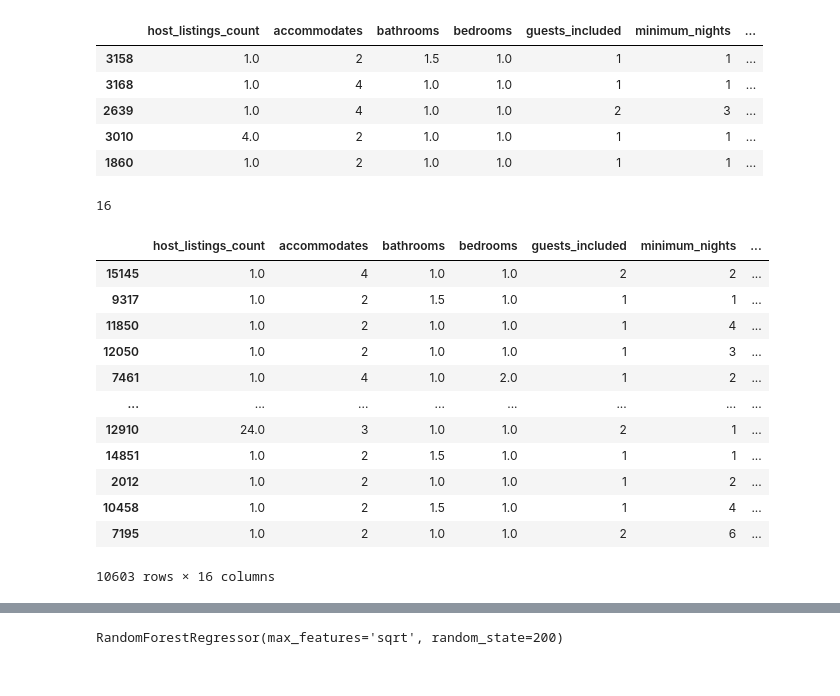
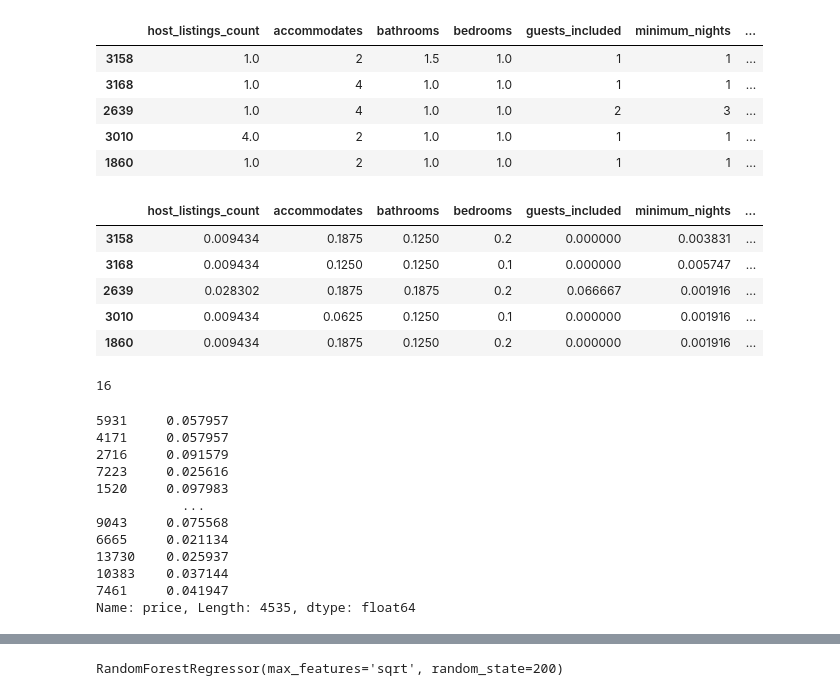
Before and after one commit to CoderFundamentals/python, a Jupyter notebook: assignments/ExerciseAssignmentJs.ipynb, the cells around one changed output, grey strips where cells are left out. Cells and saved outputs as stored; diff of their text form; code cells hidden in the pictures.

```diff
--- a/assignments/ExerciseAssignmentJs.ipynb
+++ b/assignments/ExerciseAssignmentJs.ipynb
@@ -214,3 +208,16 @@ airbnb_dataset_df.head()
+# %%
+#Create a predictor matrix X, after creating dummies for categorical data. How many columns X will have?
+# since price is our target variable we need to drop it
+predictor_Y = airbnb_dataset_df['price']
+airbnb_dataset_df.drop('price', axis = 1, inplace=True)
+airbnb_dataset_df.head()
+# %% [output]
+|  | host_listings_count | accommodates | bathrooms | bedrooms | guests_included | minimum_nights | ... |
+| 3158 | 0.009434 | 0.1875 | 0.1250 | 0.2 | 0.000000 | 0.003831 | ... |
+| 3168 | 0.009434 | 0.1250 | 0.1250 | 0.1 | 0.000000 | 0.005747 | ... |
+| 2639 | 0.028302 | 0.1875 | 0.1875 | 0.2 | 0.066667 | 0.001916 | ... |
+| 3010 | 0.009434 | 0.0625 | 0.1250 | 0.1 | 0.000000 | 0.001916 | ... |
+| 1860 | 0.009434 | 0.1875 | 0.1250 | 0.2 | 0.000000 | 0.001916 | ... |
 # %%
 len(airbnb_dataset_df.columns.to_list())
 # %% [output]
@@ -219,22 +226,21 @@ len(airbnb_dataset_df.columns.to_list())
 from sklearn.model_selection import train_test_split
 # %%
 X_train, X_test, y_train, y_test = train_test_split(airbnb_dataset_df,predictor_Y,test_size = 0.3, random_state = 200)
-# %%
-X_train
-# %% [output]
-|  | host_listings_count | accommodates | bathrooms | bedrooms | guests_included | minimum_nights | ... |
-| 15145 | 1.0 | 4 | 1.0 | 1.0 | 2 | 2 | ... |
-| 9317 | 1.0 | 2 | 1.5 | 1.0 | 1 | 1 | ... |
-| 11850 | 1.0 | 2 | 1.0 | 1.0 | 1 | 4 | ... |
-| 12050 | 1.0 | 2 | 1.0 | 1.0 | 1 | 3 | ... |
-| 7461 | 1.0 | 4 | 1.0 | 2.0 | 1 | 2 | ... |
-| ... | ... | ... | ... | ... | ... | ... | ... |
-| 12910 | 24.0 | 3 | 1.0 | 1.0 | 2 | 1 | ... |
-| 14851 | 1.0 | 2 | 1.5 | 1.0 | 1 | 1 | ... |
-| 2012 | 1.0 | 2 | 1.0 | 1.0 | 1 | 2 | ... |
-| 10458 | 1.0 | 2 | 1.5 | 1.0 | 1 | 4 | ... |
-| 7195 | 1.0 | 2 | 1.0 | 1.0 | 2 | 6 | ... |
-10603 rows × 16 columns
+# %%
+y_test
+# %% [output]
+5931     0.057957
+4171     0.057957
+2716     0.091579
+7223     0.025616
+1520     0.097983
+           ...
+9043     0.075568
+6665     0.021134
+13730    0.025937
+10383    0.037144
+7461     0.041947
+Name: price, Length: 4535, dtype: float64
 # %%
 X_test
 # %% [output]
```
Also changed, not shown: parts of 11 cells of this notebook, 3 other files.
